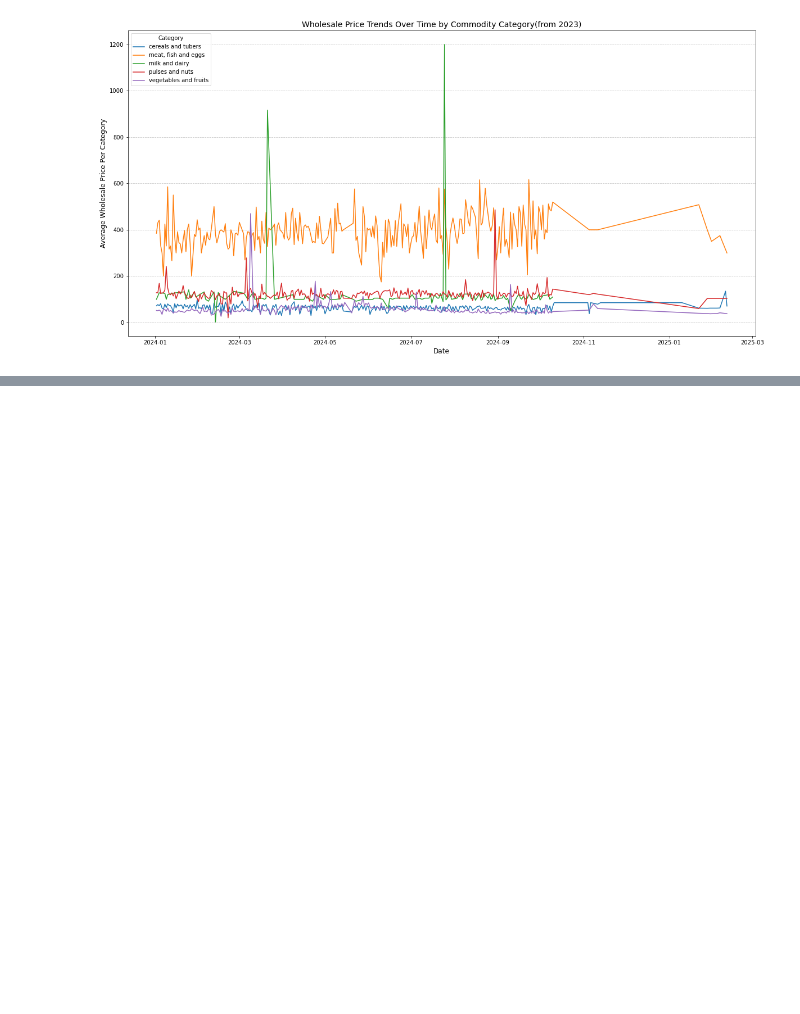
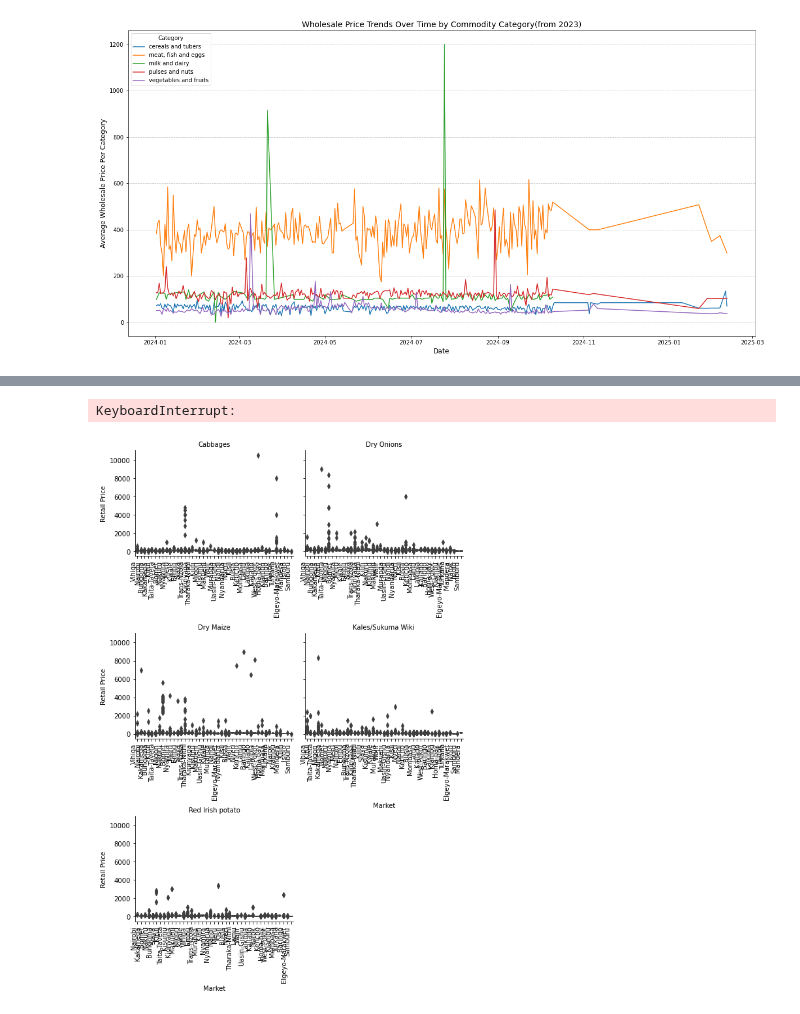
Before and after one commit to Logan-BCM/AgriPriceForecast-Kenya, a Jupyter notebook: Project.ipynb, the cells around one changed output, grey strips where cells are left out. Drawn from its saved outputs; the diff is of its cells as text; code cells hidden in the pictures; blank space fills up the shorter version.

```diff
--- a/Project.ipynb
+++ b/Project.ipynb
@@ -847,0 +841,53 @@ plt.show()
+# %%
+# Scatter plot with color encoding for retail prices
+sns.scatterplot(
+    x=products_df['longitude'],
+    y=products_df['latitude'],
+    hue=products_df['Retail'],
+    palette='coolwarm',
+    size=products_df['Retail'],
+    sizes=(10, 200),
+    alpha=0.6
+)
+# Annotate markets on the plot
+for i, row in products_df.iterrows():
+    plt.text(row['longitude'], row['latitude'], row['Market'], fontsize=8, alpha=0.7)
+
+# Add labels and title
+plt.xlabel("Longitude")
+plt.ylabel("Latitude")
+plt.title("Geospatial Price Disparities: Retail Prices Across Markets and Counties")
+plt.legend(title='Retail Price')
+plt.grid(True)
+
+# Show plot
+plt.show()
+
+# Add labels and title
+plt.xlabel("Longitude")
+plt.ylabel("Latitude")
+plt.title("Geospatial Price Disparities: Retail Prices Across Regions")
+plt.legend(title='Retail Price')
+plt.grid(True)
+
+# Show plot
+plt.show()
+# %% [output]
+KeyboardInterrupt:
+# %%
+# Limit to top 6 most frequent commodities for better visualization
+top_commodities = products_df['Commodity'].value_counts().index[:5]
+df = products_df[products_df['Commodity'].isin(top_commodities)]
+
+# Create FacetGrid
+g = sns.FacetGrid(df, col="Commodity", col_wrap=2, height=4, sharex=False, sharey=True)
+g.map_dataframe(sns.boxplot, x="County", y="Retail")
+g.set_axis_labels("Market", "Retail Price")
+g.set_titles(col_template="{col_name}")
+g.set_xticklabels(rotation=90, ha='right')
+
+# Show plot
+plt.tight_layout()
+plt.show()
+# %% [output]
+[figure, added]
```
Also changed, not shown: parts of 3 cells of this notebook.
